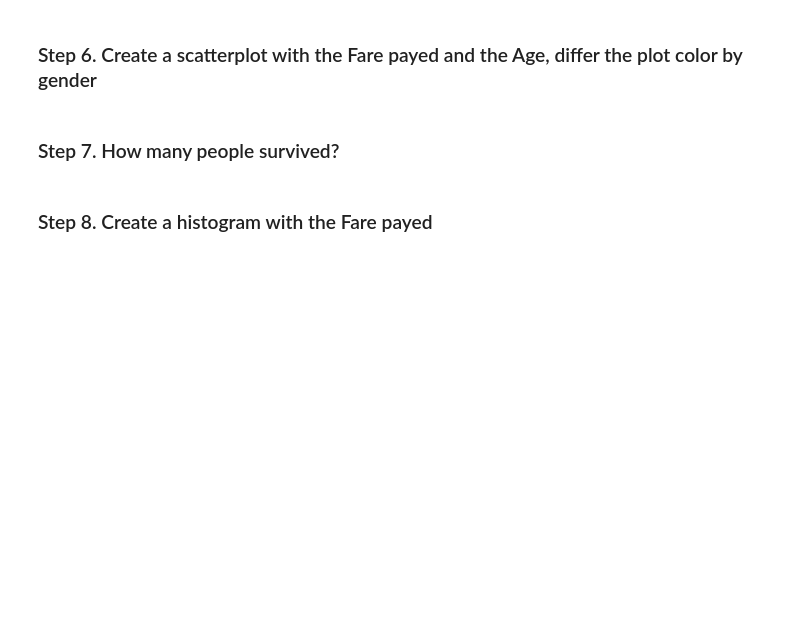
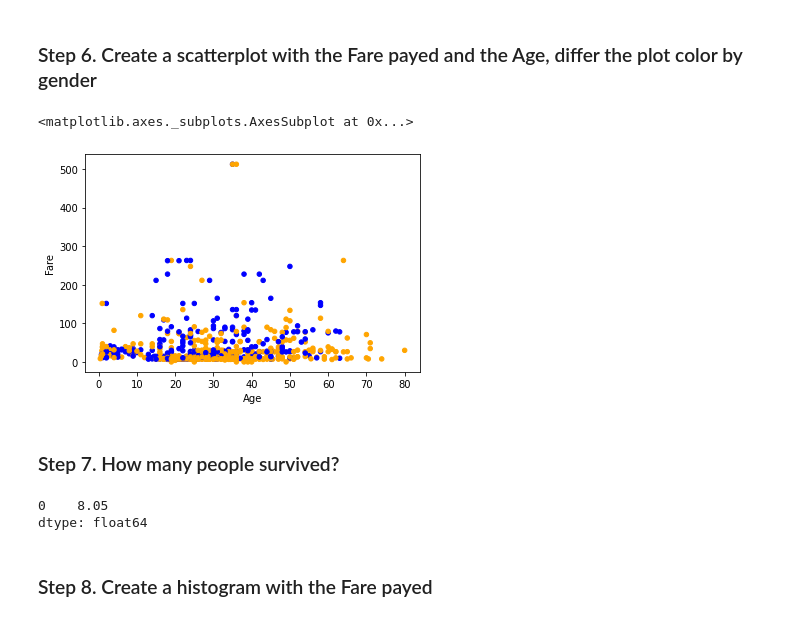
Before and after one commit to VladislavasR/GitDemoProject, a Jupyter notebook: 03_Pandas/PP3_Pandas.ipynb, the cells around one changed output. Drawn from its saved outputs; the diff is of its cells as text; code cells hidden in the pictures; blank space fills up the shorter version.

```diff
--- a/03_Pandas/PP3_Pandas.ipynb
+++ b/03_Pandas/PP3_Pandas.ipynb
@@ -774,6 +789,19 @@ To know more about the variables check [here](https://www.kaggle.com/c/titanic/d
 # %% [markdown]
 ### Step 6. Create a scatterplot with the Fare payed and the Age, differ the plot color by gender
+# %%
+clr = {'male':'orange', 'female':'blue'}
+titanic['Color'] = titanic['Sex'].apply(lambda x: clr[x])
+titanic.plot.scatter(x='Age', y='Fare', c='Color')
+# %% [output]
+<matplotlib.axes._subplots.AxesSubplot at 0x...>
+[figure, added]
 # %% [markdown]
 ### Step 7. How many people survived?
+# %%
+titanic['Survived'].sum() # 342
+titanic['Fare'].mode()
+# %% [output]
+0    8.05
+dtype: float64
 # %% [markdown]
 ### Step 8. Create a histogram with the Fare payed
```
Also changed, not shown: parts of 6 cells of this notebook.
